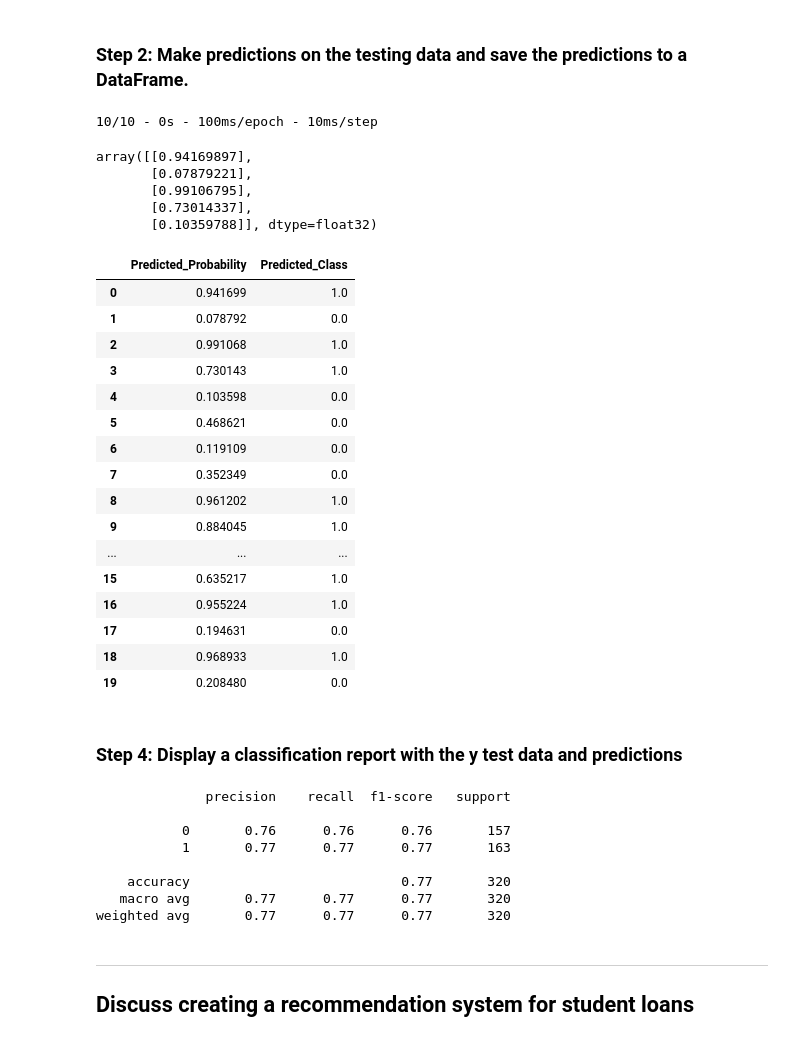
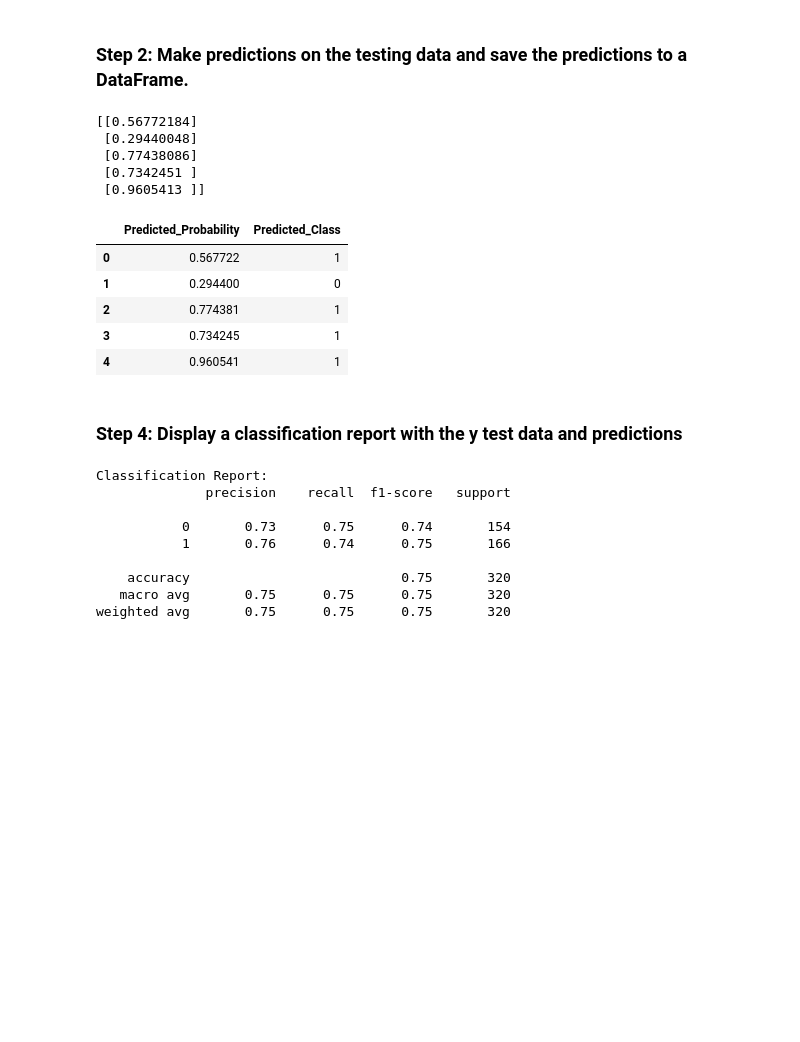
Before and after one commit to ehxewri/neural-network-challenge-1, a Jupyter notebook: student_loans_with_deep_learning.ipynb, the cells around one changed output. Saved outputs shown, nothing was run; the diff lists cells and outputs as text; code cells hidden in the pictures; blank space fills up the shorter version.

```diff
--- a/student_loans_with_deep_learning.ipynb
+++ b/student_loans_with_deep_learning.ipynb
@@ -155,5 +106,4 @@ print(sorted_vif)
 X_train,X_test,y_train,y_test = train_test_split(X,y,test_size=.2,random_state=1)
 # %%
 # Assume X and y are your features and labels respectively
-X_train, X_temp, y_train, y_temp = train_test_split(X, y, test_size=0.40, random_state=1)  # Split into training and temp (validation + test)
-X_val, X_test, y_val, y_test = train_test_split(X_temp, y_temp, test_size=0.50, random_state=1)  # Split the temp into validation and test
+X_train, X_test, y_train, y_test = train_test_split(X, y, test_size=0.20, random_state=1)  # Split into training and temp (validation + test)
@@ -385,7 +304,7 @@ model.save(file_path)
 ### Step 1: Reload your saved model.
 # %%
 # Set the model's file path
-file_path = Path("student_loans.keras")
+file_path = Path("./resources/student_loans.keras")
 
 # Load the model to a new object
 lr_model = load_model(file_path)
@@ -393,56 +312,43 @@ lr_model = load_model(file_path)
 ### Step 2: Make predictions on the testing data and save the predictions to a DataFrame.
 # %%
 # Make predictions with the test data
-predictions = lr_model.predict(X_test_scaled,verbose=2)
+predictions = lr_model.predict(X_test_scaled,verbose=0)
 
 
 # Display a sample of the predictions
-display (predictions[:5])
+print (predictions[:5])
 # %% [output]
-10/10 - 0s - 100ms/epoch - 10ms/step
+[[0.56772184]
+ [0.29440048]
+ [0.77438086]
+ [0.7342451 ]
+ [0.9605413 ]]
-array([[0.94169897],
-       [0.07879221],
-       [0.99106795],
-       [0.73014337],
-       [0.10359788]], dtype=float32)
 # %%
 # Save the predictions to a DataFrame and round the predictions to binary results
 predictions_df = pd.DataFrame(data=predictions, columns=['Predicted_Probability'])
 # Round predictions to binary results (0 or 1) using 0.5 as the threshold
-predictions_df['Predicted_Class'] = round(predictions_df['Predicted_Probability'])
-predictions_df.head(20)
+predictions_df['Predicted_Class'] = np.where(predictions_df['Predicted_Probability'] >= 0.5, 1, 0)
+predictions_df.head(5)
 # %% [output]
 |  | Predicted_Probability | Predicted_Class |
-| 0 | 0.941699 | 1.0 |
-| 1 | 0.078792 | 0.0 |
-| 2 | 0.991068 | 1.0 |
-| 3 | 0.730143 | 1.0 |
-| 4 | 0.103598 | 0.0 |
-| 5 | 0.468621 | 0.0 |
-| 6 | 0.119109 | 0.0 |
-| 7 | 0.352349 | 0.0 |
-| 8 | 0.961202 | 1.0 |
-| 9 | 0.884045 | 1.0 |
-| ... | ... | ... |
-| 15 | 0.635217 | 1.0 |
-| 16 | 0.955224 | 1.0 |
-| 17 | 0.194631 | 0.0 |
-| 18 | 0.968933 | 1.0 |
-| 19 | 0.208480 | 0.0 |
+| 0 | 0.567722 | 1 |
+| 1 | 0.294400 | 0 |
+| 2 | 0.774381 | 1 |
+| 3 | 0.734245 | 1 |
+| 4 | 0.960541 | 1 |
 # %% [markdown]
 ### Step 4: Display a classification report with the y test data and predictions
 # %%
 # Print the classification report with the y test data and predictions
-print(classification_report(y_test, predictions_df["Predicted_Class"].values))
+print("\nClassification Report:")
+print(classification_report(y_test, predictions_df['Predicted_Class'].values))
 # %% [output]
+Classification Report:
               precision    recall  f1-score   support
 
-           0       0.76      0.76      0.76       157
-           1       0.77      0.77      0.77       163
+           0       0.73      0.75      0.74       154
+           1       0.76      0.74      0.75       166
 
-    accuracy                           0.77       320
-   macro avg       0.77      0.77      0.77       320
-weighted avg       0.77      0.77      0.77       320
+    accuracy                           0.75       320
+   macro avg       0.75      0.75      0.75       320
+weighted avg       0.75      0.75      0.75       320
-# %% [markdown]
----
-## Discuss creating a recommendation system for student loans
```
Also changed, not shown: parts of 20 cells of this notebook, 1 other file.
